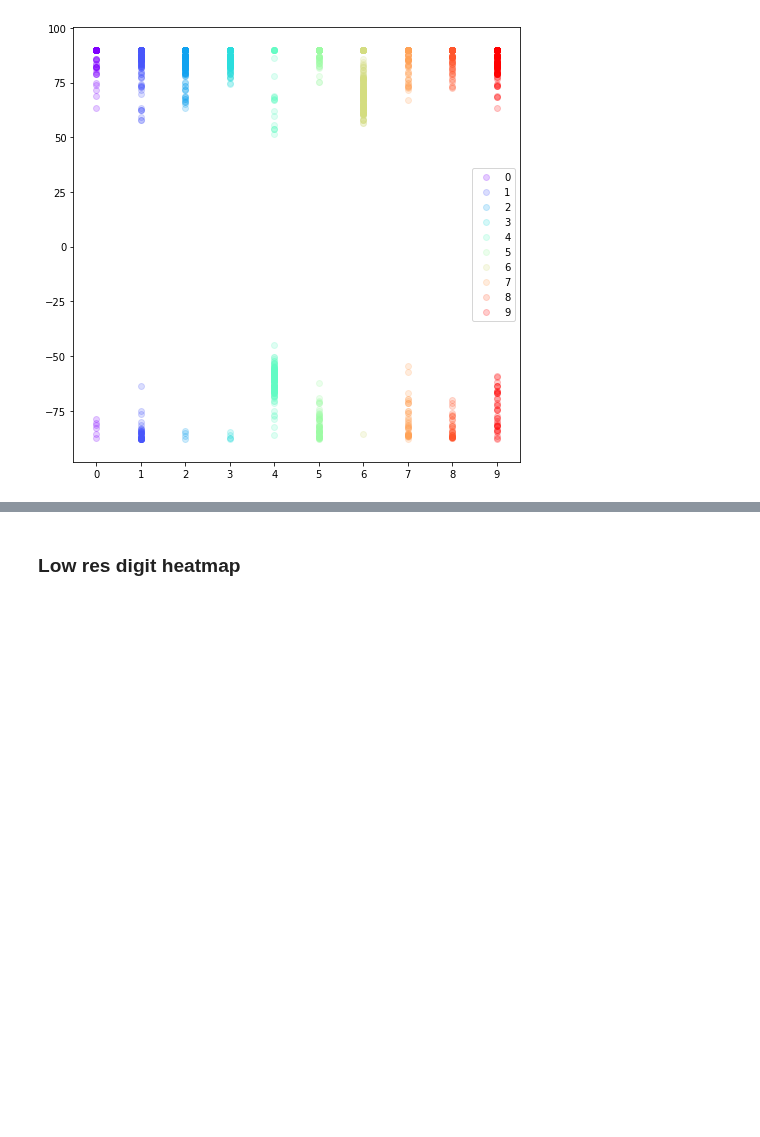
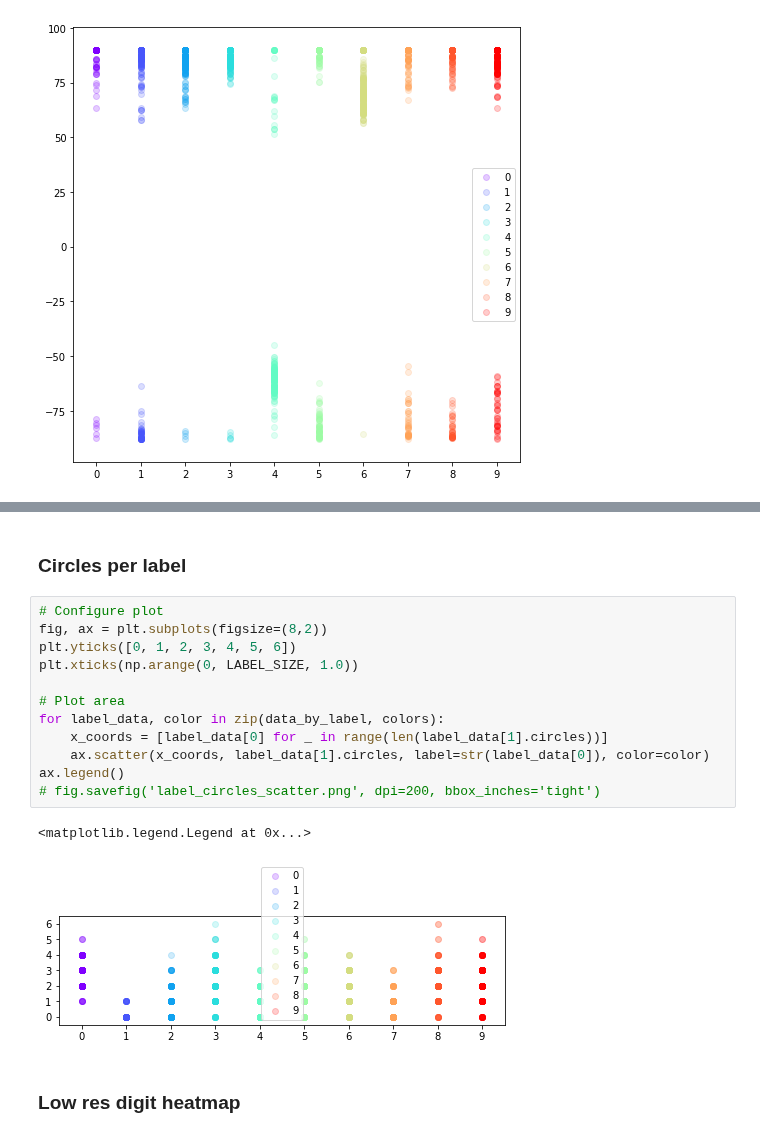
Before and after one commit to jsmienk/IML, a Jupyter notebook: notebooks/feature_analysis.ipynb, the cells around one changed output, grey strips where cells are left out. Saved outputs shown, nothing was run; the diff lists cells and outputs as text; blank space fills up the shorter version.

```diff
--- a/notebooks/feature_analysis.ipynb
+++ b/notebooks/feature_analysis.ipynb
@@ -212,3 +228,20 @@ ax.legend()
+# %% [markdown]
+### Circles per label
+# %%
+# Configure plot
+fig, ax = plt.subplots(figsize=(8,2))
+plt.yticks([0, 1, 2, 3, 4, 5, 6])
+plt.xticks(np.arange(0, LABEL_SIZE, 1.0))
+
+# Plot area
+for label_data, color in zip(data_by_label, colors):
+    x_coords = [label_data[0] for _ in range(len(label_data[1].circles))]
+    ax.scatter(x_coords, label_data[1].circles, label=str(label_data[0]), color=color)
+ax.legend()
+# fig.savefig('label_circles_scatter.png', dpi=200, bbox_inches='tight')
+# %% [output]
+<matplotlib.legend.Legend at 0x...>
+[figure, added]
 # %% [markdown]
 ### Low res digit heatmap
 # %%
```
Also changed, not shown: parts of 9 cells of this notebook, 4 other files.
